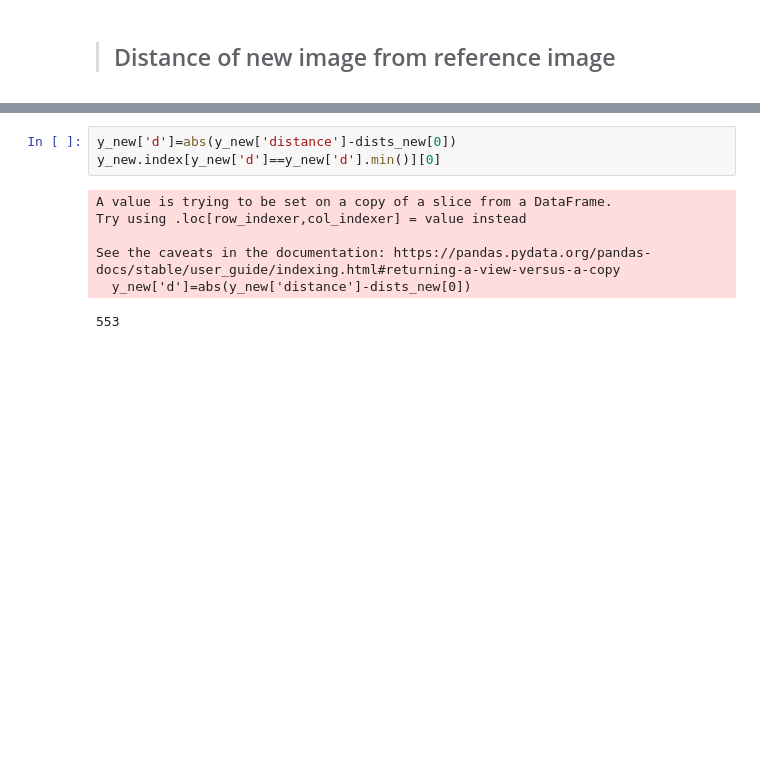
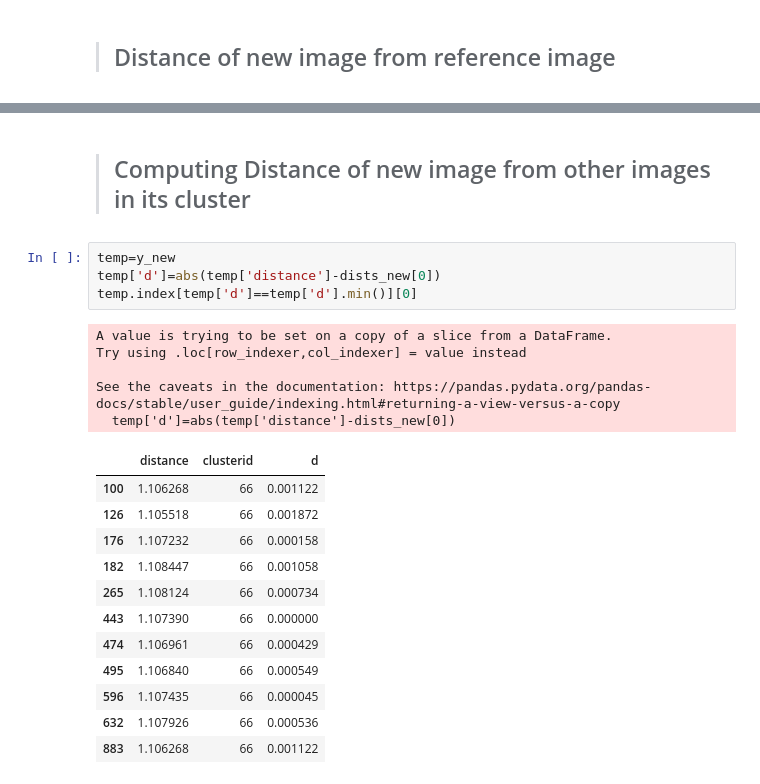
Before and after one commit to FlamPiyush/Cloud_Archi_clustering, a Jupyter notebook: test.ipynb, the cells around one changed output, grey strips where cells are left out. Cells and saved outputs as stored; diff of their text form; blank space fills up the shorter version.

```diff
--- a/test.ipynb
+++ b/test.ipynb
@@ -235,11 +260,25 @@ y_new
+# %% [markdown]
+>## Computing Distance of new image from other images in its cluster
 # %%
-y_new['d']=abs(y_new['distance']-dists_new[0])
-y_new.index[y_new['d']==y_new['d'].min()][0]
+temp=y_new
+temp['d']=abs(temp['distance']-dists_new[0])
+temp.index[temp['d']==temp['d'].min()][0]
 # %% [output]
 A value is trying to be set on a copy of a slice from a DataFrame.
 Try using .loc[row_indexer,col_indexer] = value instead
 
 See the caveats in the documentation: https://pandas.pydata.org/pandas-docs/stable/user_guide/indexing.html#returning-a-view-versus-a-copy
-  y_new['d']=abs(y_new['distance']-dists_new[0])
+  temp['d']=abs(temp['distance']-dists_new[0])
-553
+|  | distance | clusterid | d |
+| 100 | 1.106268 | 66 | 0.001122 |
+| 126 | 1.105518 | 66 | 0.001872 |
+| 176 | 1.107232 | 66 | 0.000158 |
+| 182 | 1.108447 | 66 | 0.001058 |
+| 265 | 1.108124 | 66 | 0.000734 |
+| 443 | 1.107390 | 66 | 0.000000 |
+| 474 | 1.106961 | 66 | 0.000429 |
+| 495 | 1.106840 | 66 | 0.000549 |
+| 596 | 1.107435 | 66 | 0.000045 |
+| 632 | 1.107926 | 66 | 0.000536 |
+| 883 | 1.106268 | 66 | 0.001122 |
 # %%
```
Also changed, not shown: parts of 20 cells of this notebook, 1 other file.
